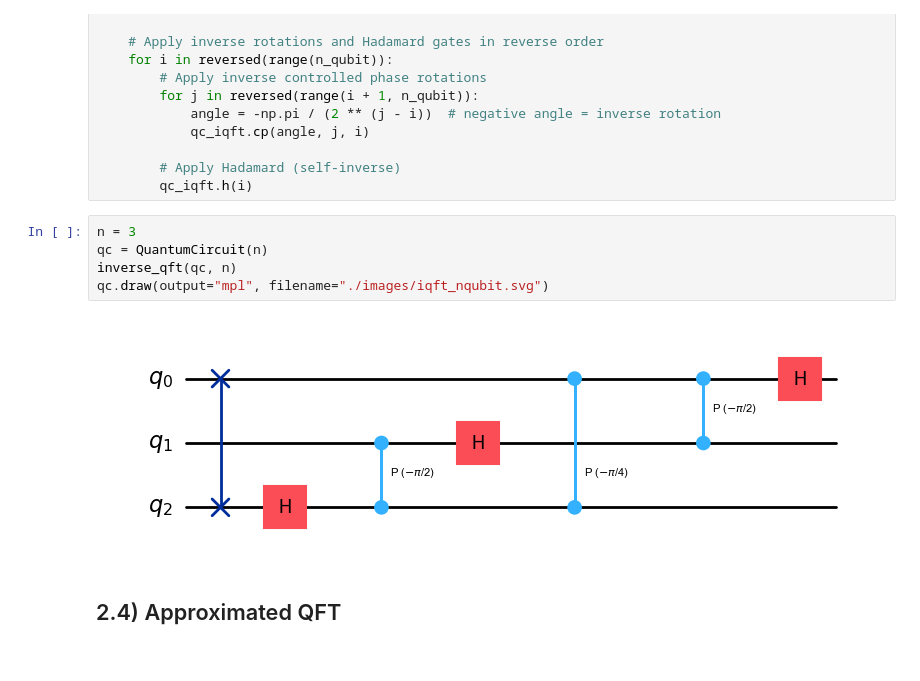
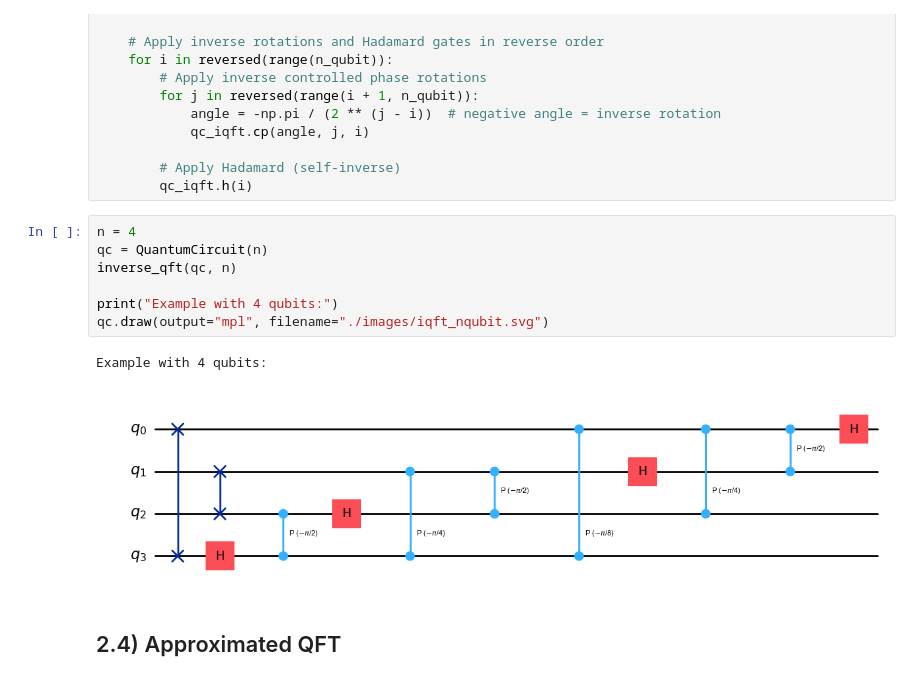
Before and after one commit to FurTh3r/QuantumFourierTransform, a Jupyter notebook: qft_notebook.ipynb, the cells around one changed output. Drawn from its saved outputs; the diff is of its cells as text.

```diff
--- a/qft_notebook.ipynb
+++ b/qft_notebook.ipynb
@@ -176,12 +199,15 @@ def inverse_qft(qc_iqft, n_qubit):
         # Apply Hadamard (self-inverse)
         qc_iqft.h(i)
 # %%
-n = 3
+n = 4
 qc = QuantumCircuit(n)
 inverse_qft(qc, n)
+
+print("Example with 4 qubits:")
 qc.draw(output="mpl", filename="./images/iqft_nqubit.svg")
 # %% [output]
+Example with 4 qubits:
-[figure, old version]
+[figure, new version]
 # %% [markdown]
 ## 2.4) Approximated QFT
 # %%
```
Also changed, not shown: parts of 20 cells of this notebook.
